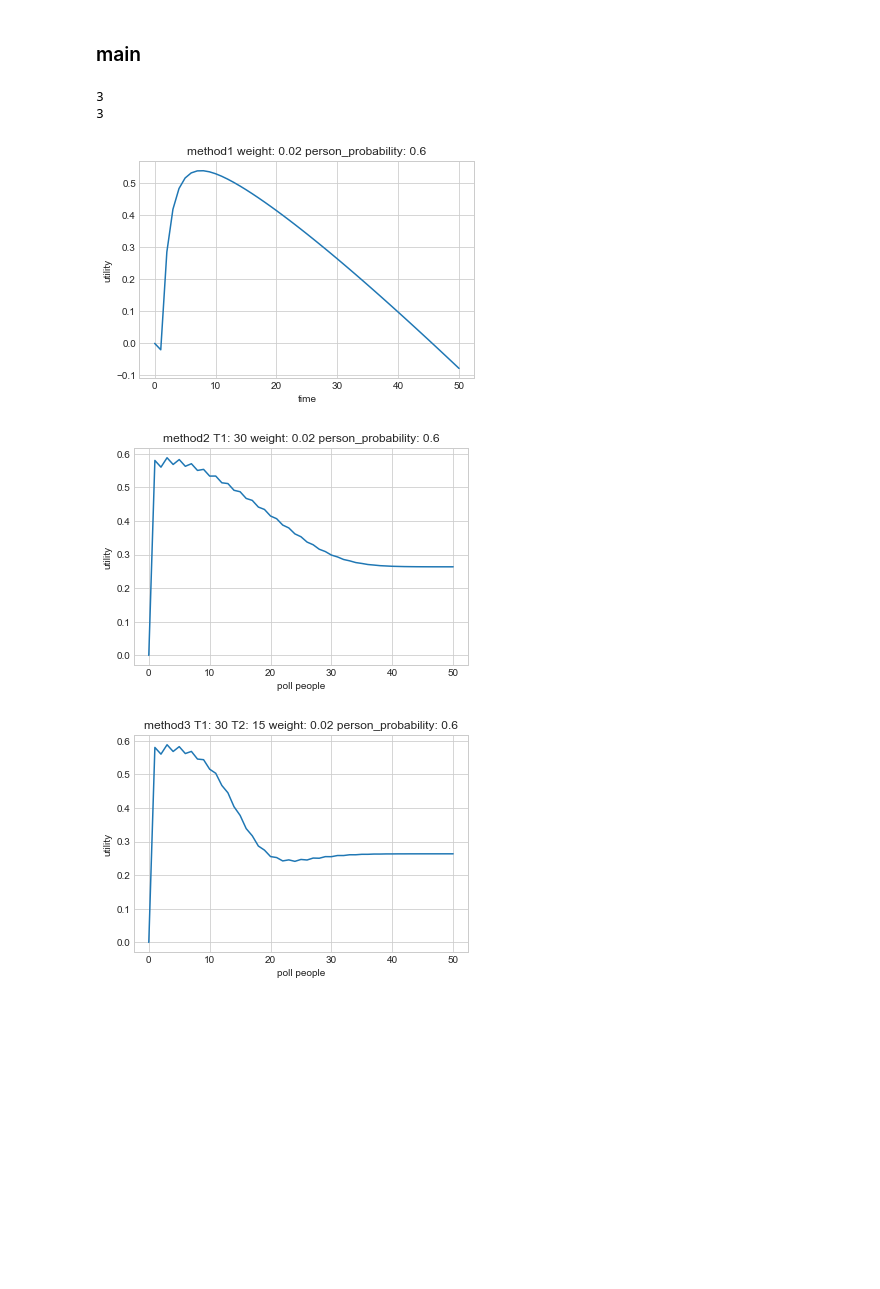
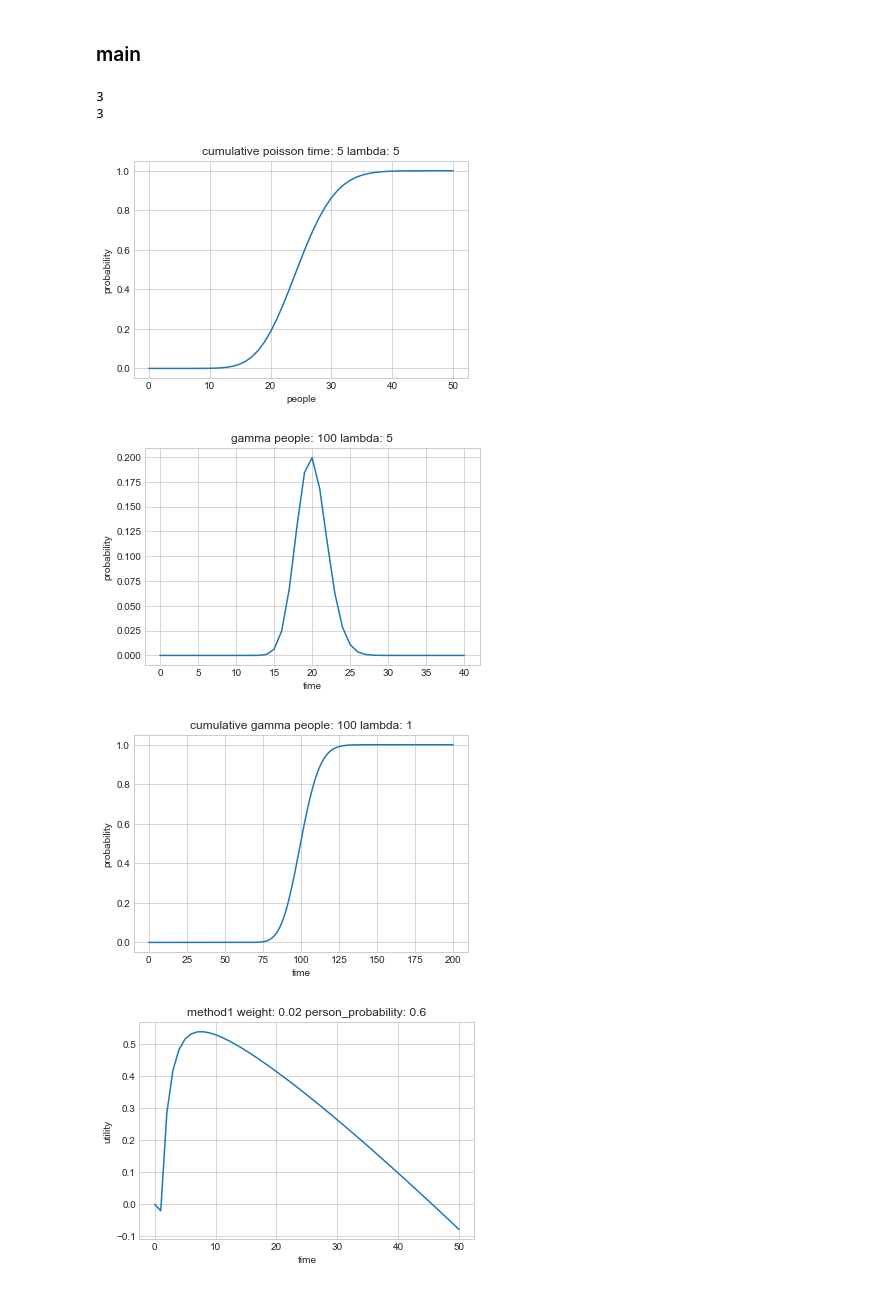
Before and after one commit to k33asby/opinion-aggregation-experiment, a Jupyter notebook: py/simulation.ipynb, the cells around one changed output. Drawn from its saved outputs; the diff is of its cells as text; code cells hidden in the pictures; blank space fills up the shorter version.

Commit message:
Add cumulative_gamma

```diff
--- a/py/simulation.ipynb
+++ b/py/simulation.ipynb
@@ -36,13 +36,10 @@ class Modeling:
     def gamma_probability(self, n, t, lambda_poisson):
         return lambda_poisson**n * t**(n - 1) * math.e**(-lambda_poisson * t) / math.factorial(n - 1)
 
-    #　TODO: うまく動かん必要になったら実装
     # Gamma分布
     # 累積確率
-    def cumulative_gamma_probability(self, n, t, lambda_poisson):
-        cumulative_probability = 0
-        for i in range(1, n + 1):
-            cumulative_probability += lambda_poisson**i * t**(i - 1) * math.e**(-lambda_poisson * t) / math.factorial(i - 1)
+    def cumulative_gamma_probability(self, n, T, lambda_poisson):
+        cumulative_probability, abserr = integrate.quad(lambda t: self.gamma_probability(n, t, lambda_poisson), 0, T)
         return cumulative_probability
 
     # 時刻Tまでにn人現われるときに，時刻t(≤ T)にn人目が到着する(時刻tからTの間には一人も現われない)確率g(n,t,T)
@@ -328,47 +324,30 @@ class PlotGraph:
 # %%
 sns.set_style("whitegrid")
 m = Modeling()
 pg = PlotGraph()
-
-#  method g test
-# def temp_f(t):
-#     return m.g(15,t,5,2)
-# value, abserr = integrate.quad(temp_f, 0, 5)
-# print value
-# print m.poisson_probability(15,5,2)
-# print "--------------------------------------------------"
-
-# method trial_g test
-# p_sum = 0
-# for i in range(0, 50):
-#     p_sum += m.poisson_probability(i, 20, 3)
-# print p_sum
-# def test_g(t):
-#     return m.trial_g(50, t, 20, 3)
-# g_value, abserr = integrate.quad(test_g, 0, 20)
-# print g_value
-# print "--------------------------------------------------"
 
 print m.inc_and_dec_time_method2(30, 0.02, 0.6, 1)
 print m.inc_and_dec_time_method3(30, 15, 0.02, 0.6, 1)
 
 # pg.plot_g(40, 20, 2)
 # pg.plot_poisson(30,1)
-# pg.plot_cumulative_poisson(5,5)
-# pg.plot_gamma(100,5)
+pg.plot_cumulative_poisson(5,5)
+pg.plot_gamma(100,5)
+pg.plot_cumulative_gamma(100, 1)
 # pg.plot_time_priority(0.02, 0.6, 1)
 # pg.plot_poll_priority(0.02, 0.6, 1)
 # pg.plot_vote_priority(0.02, 0.6, 1)
 pg.plot_method1(0.02, 0.6, 1)
 pg.plot_method2(30, 0.02, 0.6, 1)
-pg.plot_method3(30, 15, 0.02, 0.6, 1)
+pg.plot_method3(30, 30, 0.02, 0.6, 1)
 # pg.plot_method4(40, 0.02, 0.6, 1)
 # %% [output]
 3
 3
-[figure, old version]
+[figure, new version]
-[figure, old version]
+[figure, new version]
-[figure, old version]
+[figure, new version]
+[figure, added]
 # %%
 # sns.set_style("whitegrid")
 # pg = PlotGraph(50, 2)
```
Also changed, not shown: parts of 3 cells of this notebook, 1 other file.
